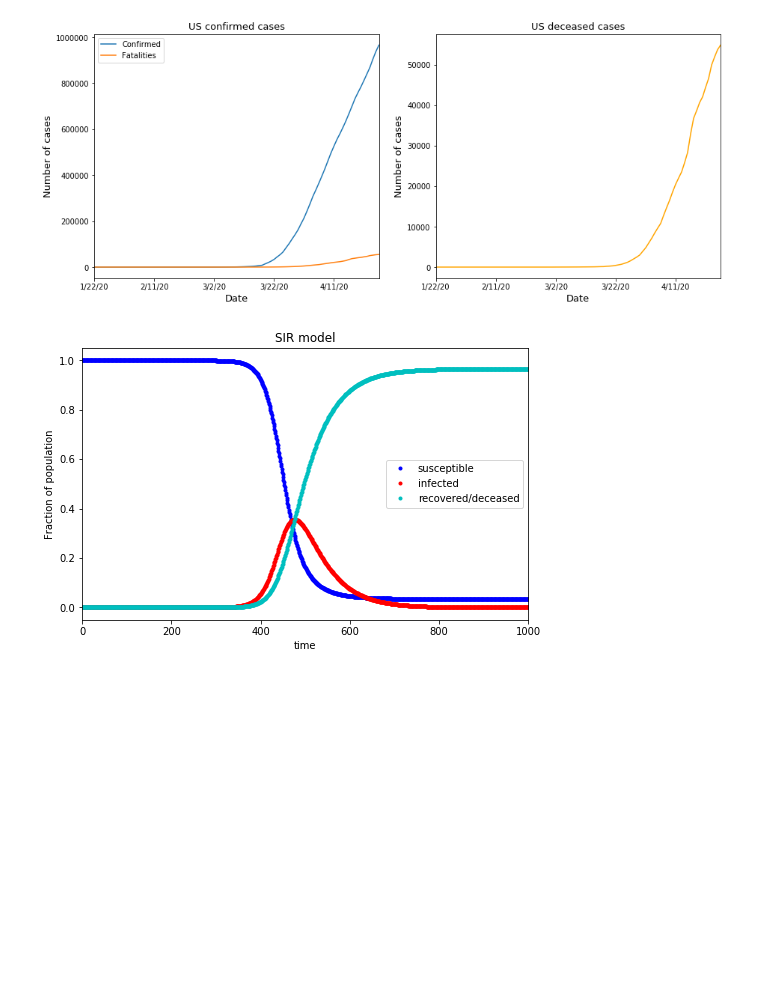
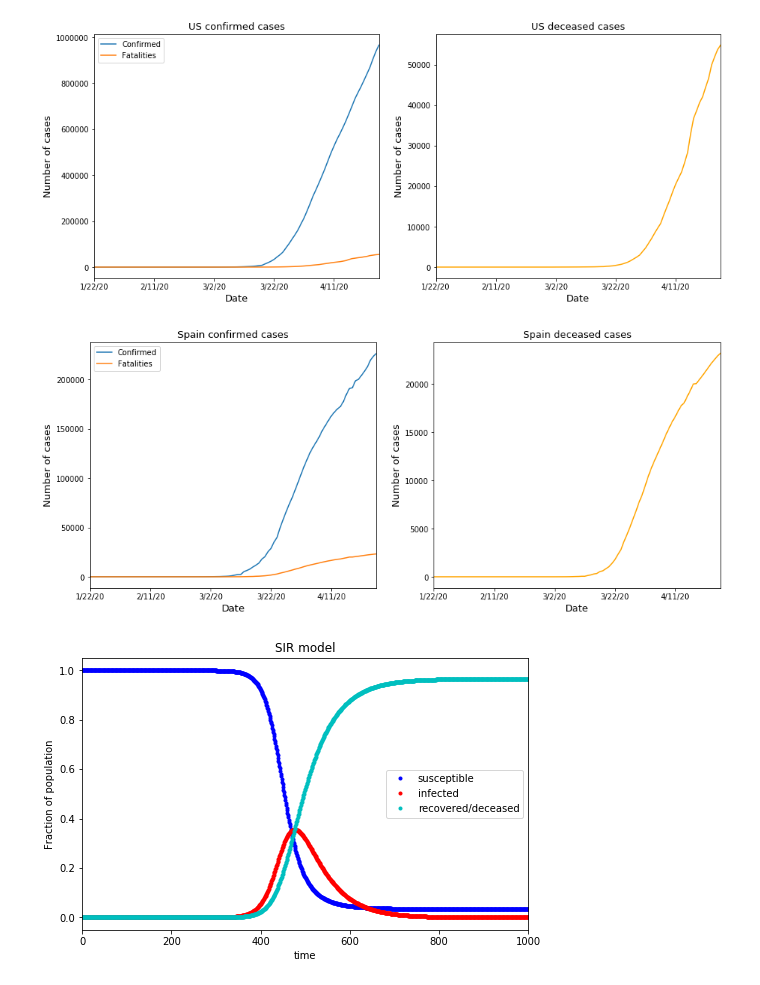
Before and after one commit to nguyentuanvn/machine-learning, a Jupyter notebook: Covid-19/Covid_19_Case_Prediction.ipynb, the cells around one changed output. Cells and saved outputs as stored; diff of their text form; code cells hidden in the pictures; blank space fills up the shorter version.

```diff
--- a/Covid-19/Covid_19_Case_Prediction.ipynb
+++ b/Covid-19/Covid_19_Case_Prediction.ipynb
@@ -23,18 +28,21 @@ death_global.head()
 | 2 | NaN | Algeria | 28.0339 | 1.6596 | 0 | 0 | 0 | 0 | 0 | ... |
 | 3 | NaN | Andorra | 42.5063 | 1.5218 | 0 | 0 | 0 | 0 | 0 | ... |
 | 4 | NaN | Angola | -11.2027 | 17.8739 | 0 | 0 | 0 | 0 | 0 | ... |
+# %%
+def get_cases_by_country(country):
+    if country != "Global":
+        cases_rows = confirmed_global.loc[confirmed_global['Country/Region'] == country]
+        death_rows = death_global.loc[confirmed_global['Country/Region'] == country]
+    else:
+        cases_rows = confirmed_global
+        death_rows = death_global
+    cases = {'Confirmed': {date: sum(cases_rows[date]) for date in cases_rows.columns[4:]},
+             'Fatalities': {date: sum(death_rows[date]) for date in death_rows.columns[4:]}}
+    df_cases = pd.DataFrame(cases,index=cases['Confirmed'].keys())
+    return df_cases
 # %%
 def plot_cases_by_country(country):
-    if country != "Global":
-        cases_rows = confirmed_global.loc[confirmed_global['Country/Region'] == country]
-        death_rows = death_global.loc[confirmed_global['Country/Region'] == country]
-    else:
-        cases_rows = confirmed_global
-        death_rows = death_global
-    cases = {'Confirmed': {date: sum(cases_rows[date]) for date in cases_rows.columns[4:]},
-             'Fatalities': {date: sum(death_rows[date]) for date in death_rows.columns[4:]}}
-    df_cases = pd.DataFrame(cases,index=cases['Confirmed'].keys())
-
+    df_cases = get_cases_by_country(country)
     fig, (ax1, ax2) = plt.subplots(1, 2, figsize=(15,6))
     df_cases.plot(ax=ax1)
     ax1.set_title(country + " confirmed cases", size=13)
@@ -61,6 +69,10 @@ plot_cases_by_country('Vietnam')
 plot_cases_by_country('US')
 # %% [output]
 [figure]
+# %%
+plot_cases_by_country('Spain')
+# %% [output]
+[figure, added]
 # %%
 # Susceptible equation
 def fS(N, S, I, beta):
```
Also changed, not shown: parts of 9 cells of this notebook.
